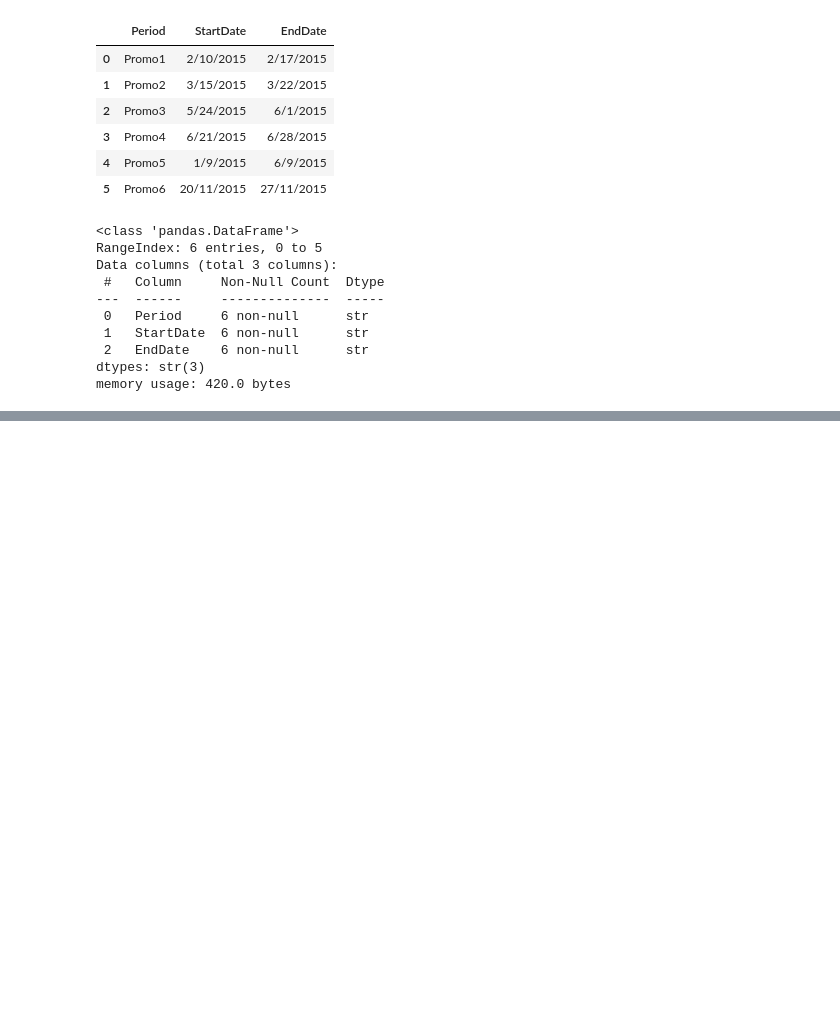
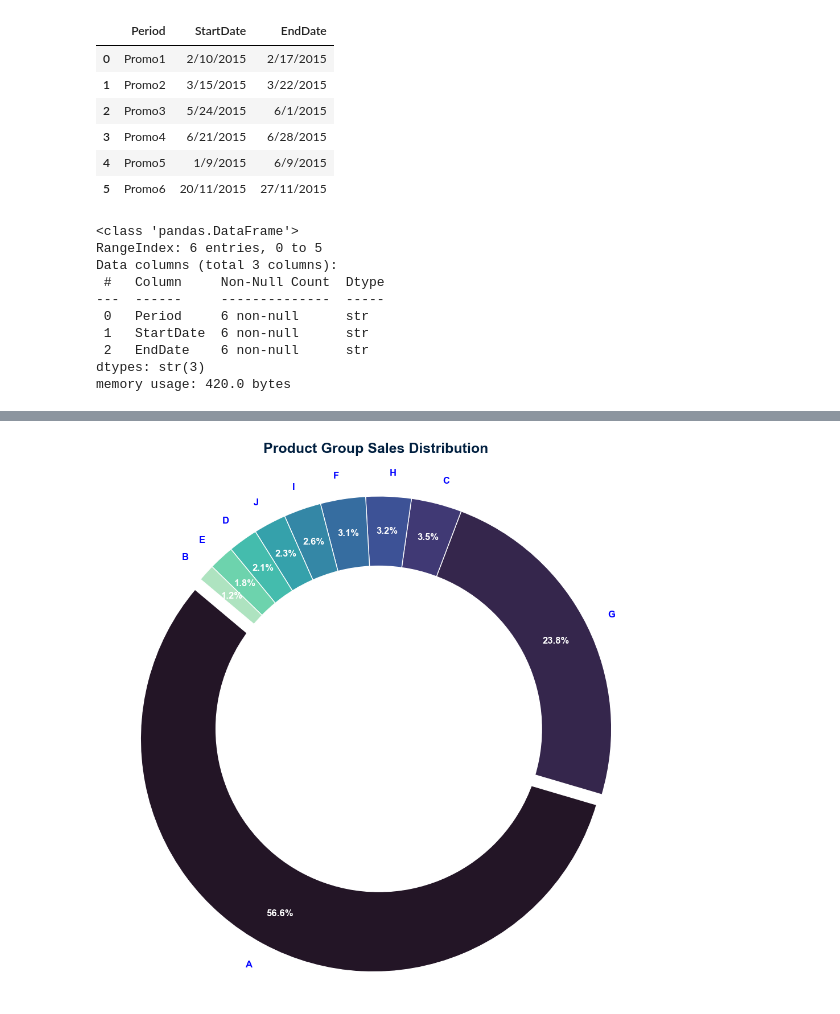
Before and after one commit to duyqu-chan/retail-campaign-analytics, a Jupyter notebook: notebooks/01_campaign_uplift_analysis.ipynb, the cells around one changed output, grey strips where cells are left out. Drawn from its saved outputs; the diff is of its cells as text; code cells hidden in the pictures; blank space fills up the shorter version.

```diff
--- a/notebooks/01_campaign_uplift_analysis.ipynb
+++ b/notebooks/01_campaign_uplift_analysis.ipynb
@@ -129,0 +541,4 @@ df_filled.to_parquet(f'{INTERIM_DIR}sales_zero_filled.parquet', index=False)
+# %%
+# create a new column to indicate whether the sales record is a return (negative quantity) or not
+zero_filled_df['IsReturn'] = zero_filled_df['SalesQuantity'] < 0
+display(zero_filled_df.head())
@@ -256,0 +598,12 @@ sales_df['StoreCluster'] = sales_df['StoreCode'].map(store_stats['StoreCluster']
+# %%
+# merge the product group information into the sales dataframe
+sales_with_groups = zero_filled_df.merge(
+    product_groups_df[['ProductCode', 'ProductGroup1', 'ProductGroup2']],
+    on='ProductCode',
+    how='left'
+)
+
+# convert the new product group columns to appropriate types for memory efficiency
+sales_with_groups['ProductGroup1'] = sales_with_groups['ProductGroup1'].astype('category')
+sales_with_groups['ProductGroup2'] = sales_with_groups['ProductGroup2'].astype('uint8')
+display(sales_with_groups.head())
@@ -256,0 +644,38 @@ sales_df['StoreCluster'] = sales_df['StoreCode'].map(store_stats['StoreCluster']
+# %%
+# calculate total sales quantity for each ProductGroup1 and their share of total sales
+group_sales = sales_with_groups.groupby('ProductGroup1')['SalesQuantity'].sum().reset_index()
+group_sales['Sales_Share'] = (group_sales['SalesQuantity'] / group_sales['SalesQuantity'].sum()) * 100
+group_sales_sorted = group_sales.sort_values('Sales_Share', ascending=False)
+
+plt.figure(figsize=(10, 10))
+
+colors = sns.color_palette('mako', len(group_sales_sorted))
+
+# pie chart
+wedges, texts, autotexts = plt.pie(
+    group_sales_sorted['Sales_Share'],
+    labels=group_sales_sorted['ProductGroup1'],
+    autopct='%1.1f%%',
+    startangle=140,
+    colors=colors,
+    pctdistance=0.85,
+    explode=[0.05] + [0]*9,
+    textprops={'fontsize': 12, 'fontweight': 'bold', 'color': 'blue'}
+)
+
+# white text for percentage labels inside the pie slices
+for autotext in autotexts:
+    autotext.set_color('white')
+    autotext.set_fontweight('bold')
+
+# donut ring
+centre_circle = plt.Circle((0,0), 0.70, fc='white')
+fig = plt.gcf()
+fig.gca().add_artist(centre_circle)
+
+plt.title('Product Group Sales Distribution', fontsize=18,  fontweight='bold', pad=30) #color='white',
+plt.axis('equal')
+plt.tight_layout()
+plt.show()
+# %% [output]
+[figure, added]
```
Also changed, not shown: parts of 161 cells of this notebook.
